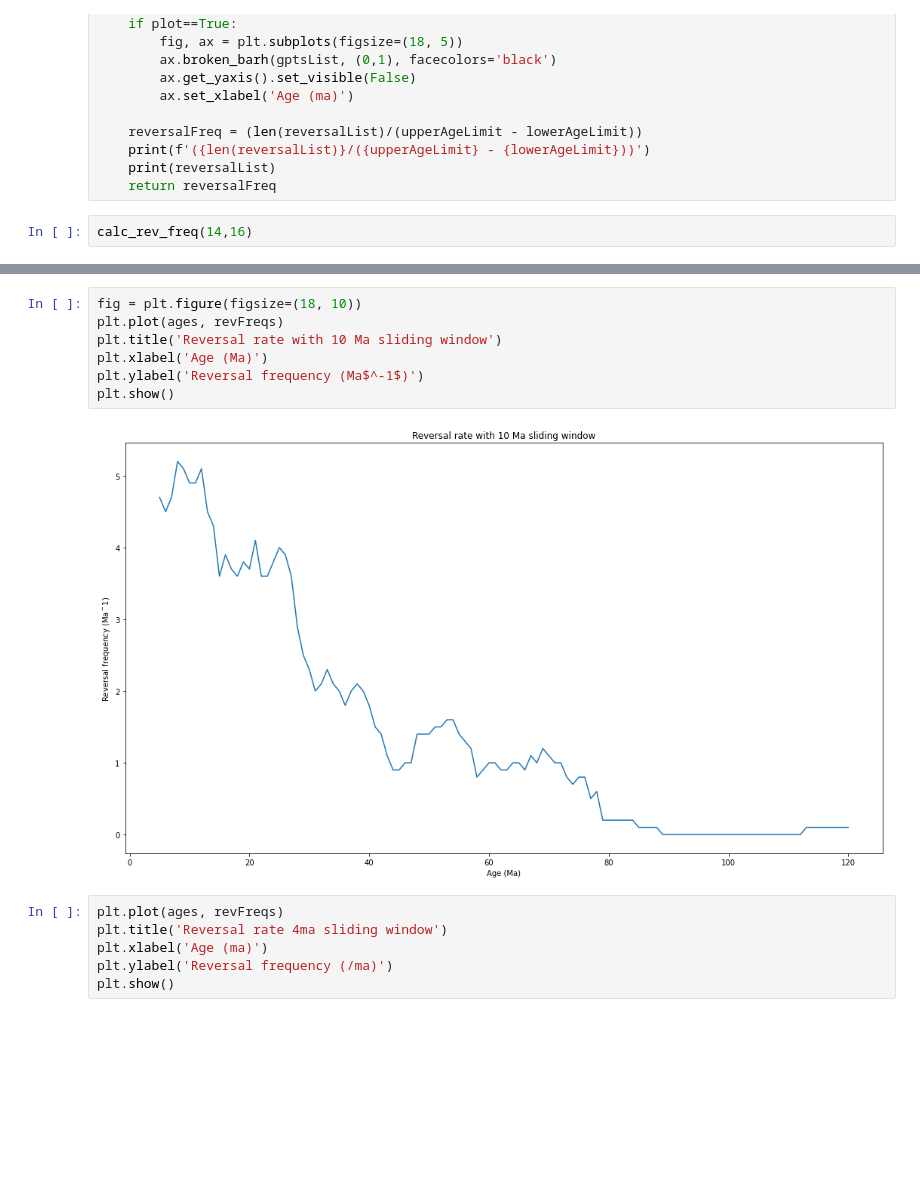
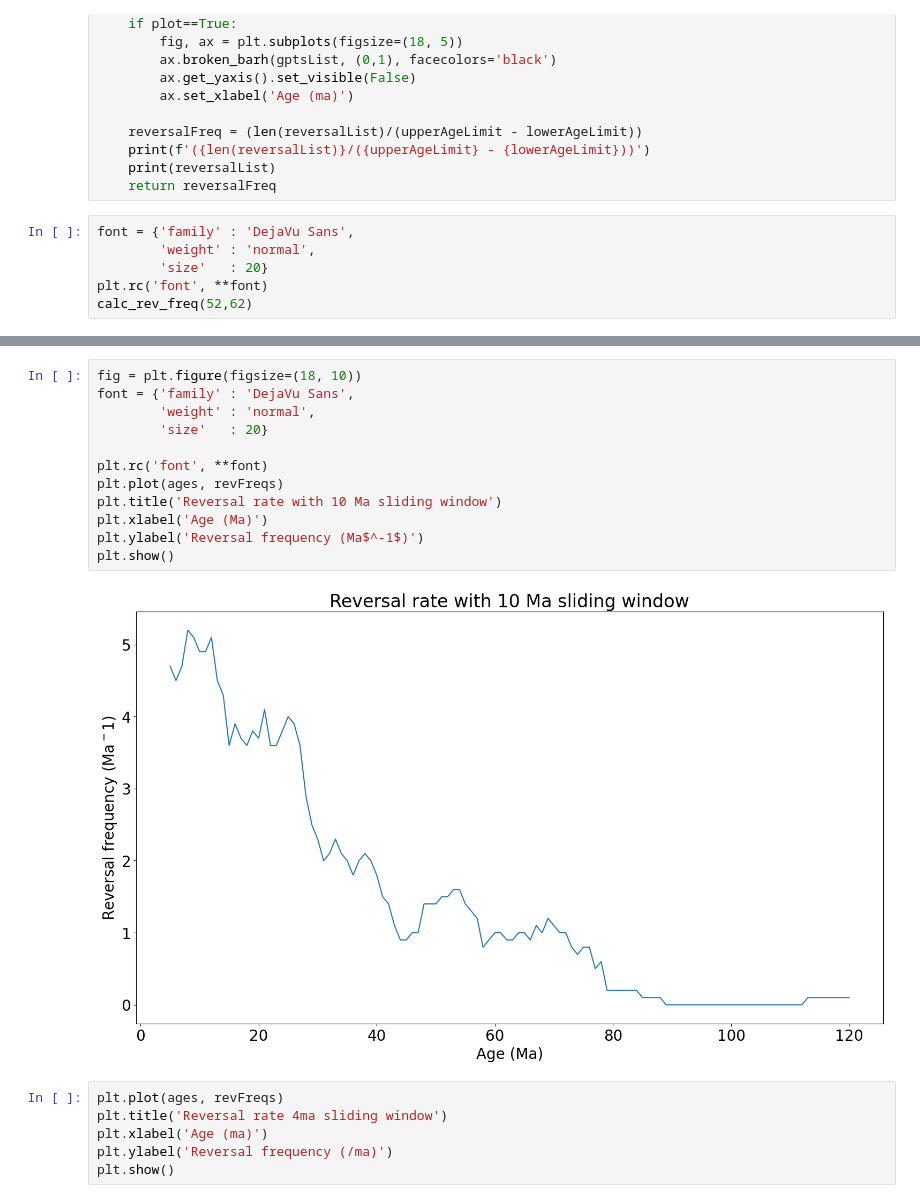
Before and after one commit to MurrayJaneMary/Stochastic, a Jupyter notebook: Analyse PINT and GPTS data.ipynb, the cells around one changed output, grey strips where cells are left out. Cells and saved outputs as stored; diff of their text form; blank space fills up the shorter version.

```diff
--- a/Analyse PINT and GPTS data.ipynb
+++ b/Analyse PINT and GPTS data.ipynb
@@ -76,5 +74,9 @@ def calc_rev_freq(lowerAgeLimit, upperAgeLimit, plot=True):
     print(reversalList)
     return reversalFreq
 # %%
-calc_rev_freq(14,16)
+font = {'family' : 'DejaVu Sans',
+        'weight' : 'normal',
+        'size'   : 20}
+plt.rc('font', **font)
+calc_rev_freq(52,62)
 # %% [output]
@@ -224,12 +228,17 @@ revFreqsdf
 # %%
 fig = plt.figure(figsize=(18, 10))
+font = {'family' : 'DejaVu Sans',
+        'weight' : 'normal',
+        'size'   : 20}
+
+plt.rc('font', **font)
 plt.plot(ages, revFreqs)
 plt.title('Reversal rate with 10 Ma sliding window')
 plt.xlabel('Age (Ma)')
 plt.ylabel('Reversal frequency (Ma$^-1$)')
 plt.show()
 # %% [output]
-[figure, old version]
+[figure, new version]
 # %%
 plt.plot(ages, revFreqs)
 plt.title('Reversal rate 4ma sliding window')
```
Also changed, not shown: parts of 21 cells of this notebook, 7 other files.
